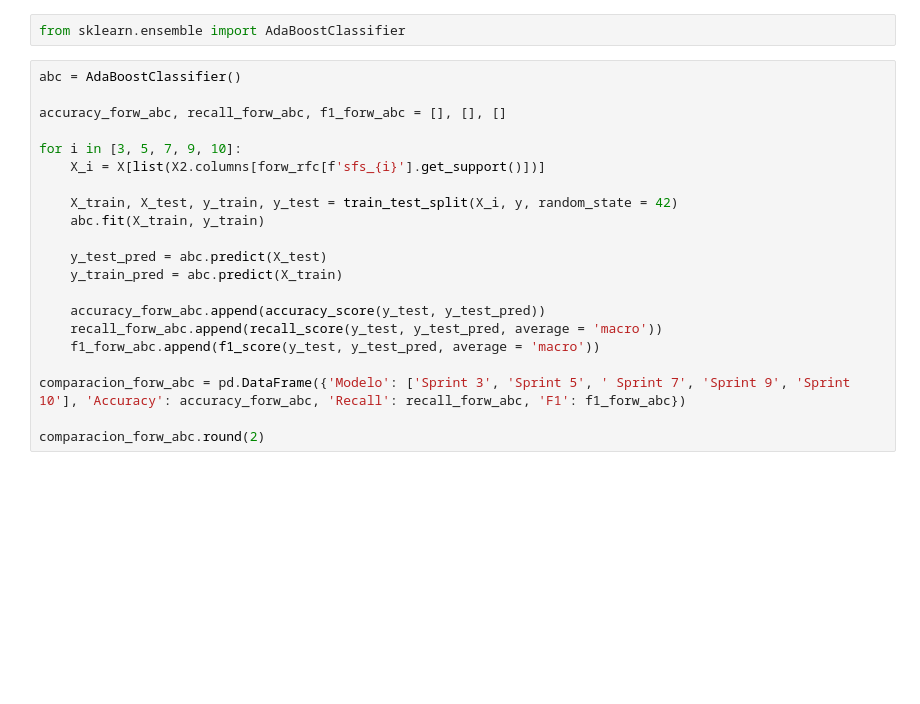
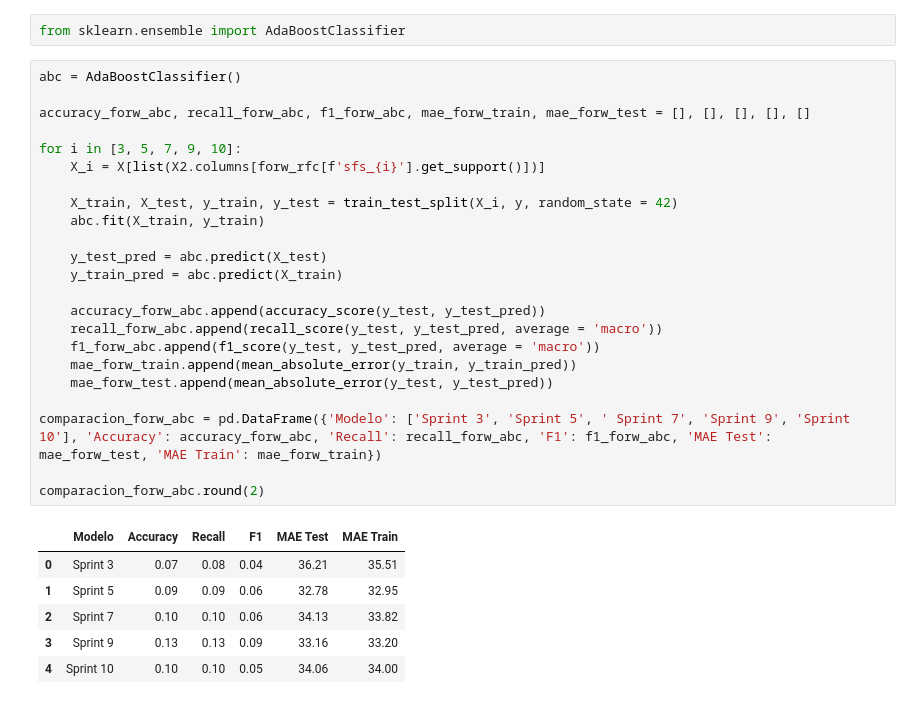
Before and after one commit to MauriJ/Data-Science, a Jupyter notebook: Desafíos/Proyecto complementario N°1/Proyecto_ComplementarioI_Moran.ipynb, the cells around one changed output. Drawn from its saved outputs; the diff is of its cells as text; blank space fills up the shorter version.

```diff
--- a/Desafíos/Proyecto complementario N°1/Proyecto_ComplementarioI_Moran.ipynb
+++ b/Desafíos/Proyecto complementario N°1/Proyecto_ComplementarioI_Moran.ipynb
@@ -233,21 +239,30 @@ from sklearn.ensemble import AdaBoostClassifier
 # %%
 abc = AdaBoostClassifier()
 
-accuracy_forw_abc, recall_forw_abc, f1_forw_abc = [], [], []
+accuracy_forw_abc, recall_forw_abc, f1_forw_abc, mae_forw_train, mae_forw_test = [], [], [], [], []
 
 for i in [3, 5, 7, 9, 10]:
     X_i = X[list(X2.columns[forw_rfc[f'sfs_{i}'].get_support()])]
 
     X_train, X_test, y_train, y_test = train_test_split(X_i, y, random_state = 42)
     abc.fit(X_train, y_train)
 
     y_test_pred = abc.predict(X_test)
     y_train_pred = abc.predict(X_train)
 
     accuracy_forw_abc.append(accuracy_score(y_test, y_test_pred))
     recall_forw_abc.append(recall_score(y_test, y_test_pred, average = 'macro'))
     f1_forw_abc.append(f1_score(y_test, y_test_pred, average = 'macro'))
+    mae_forw_train.append(mean_absolute_error(y_train, y_train_pred))
+    mae_forw_test.append(mean_absolute_error(y_test, y_test_pred))
 
-comparacion_forw_abc = pd.DataFrame({'Modelo': ['Sprint 3', 'Sprint 5', ' Sprint 7', 'Sprint 9', 'Sprint 10'], 'Accuracy': accuracy_forw_abc, 'Recall': recall_forw_abc, 'F1': f1_forw_abc})
+comparacion_forw_abc = pd.DataFrame({'Modelo': ['Sprint 3', 'Sprint 5', ' Sprint 7', 'Sprint 9', 'Sprint 10'], 'Accuracy': accuracy_forw_abc, 'Recall': recall_forw_abc, 'F1': f1_forw_abc, 'MAE Test': mae_forw_test, 'MAE Train': mae_forw_train})
 
 comparacion_forw_abc.round(2)
+# %% [output]
+|  | Modelo | Accuracy | Recall | F1 | MAE Test | MAE Train |
+| 0 | Sprint 3 | 0.07 | 0.08 | 0.04 | 36.21 | 35.51 |
+| 1 | Sprint 5 | 0.09 | 0.09 | 0.06 | 32.78 | 32.95 |
+| 2 | Sprint 7 | 0.10 | 0.10 | 0.06 | 34.13 | 33.82 |
+| 3 | Sprint 9 | 0.13 | 0.13 | 0.09 | 33.16 | 33.20 |
+| 4 | Sprint 10 | 0.10 | 0.10 | 0.05 | 34.06 | 34.00 |
```
Also changed, not shown: parts of 5 cells of this notebook, 2 other files.
